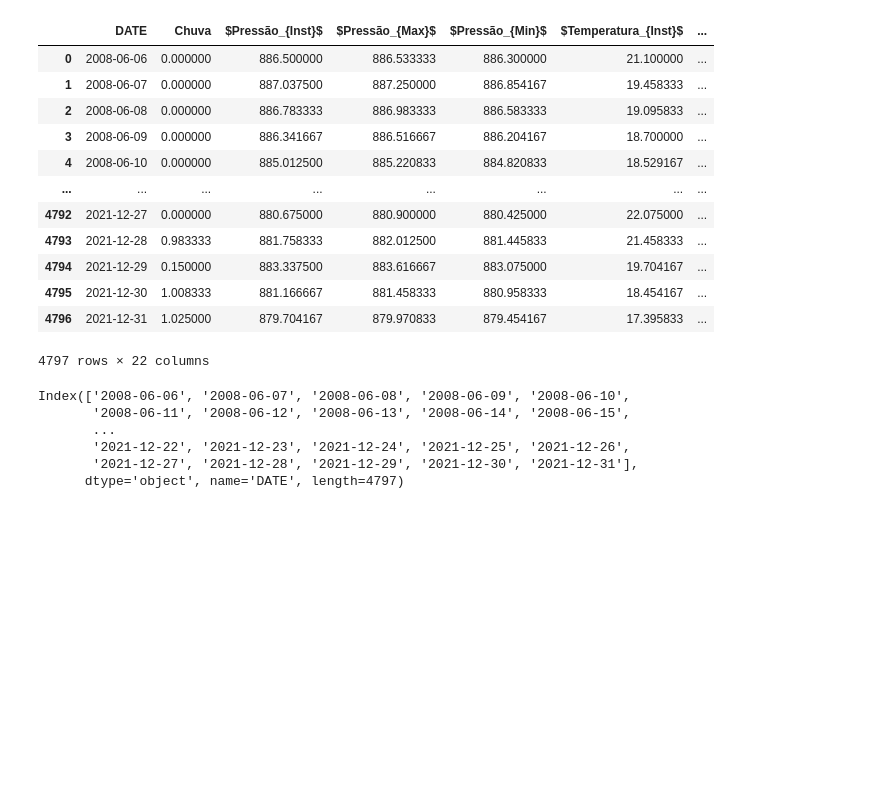
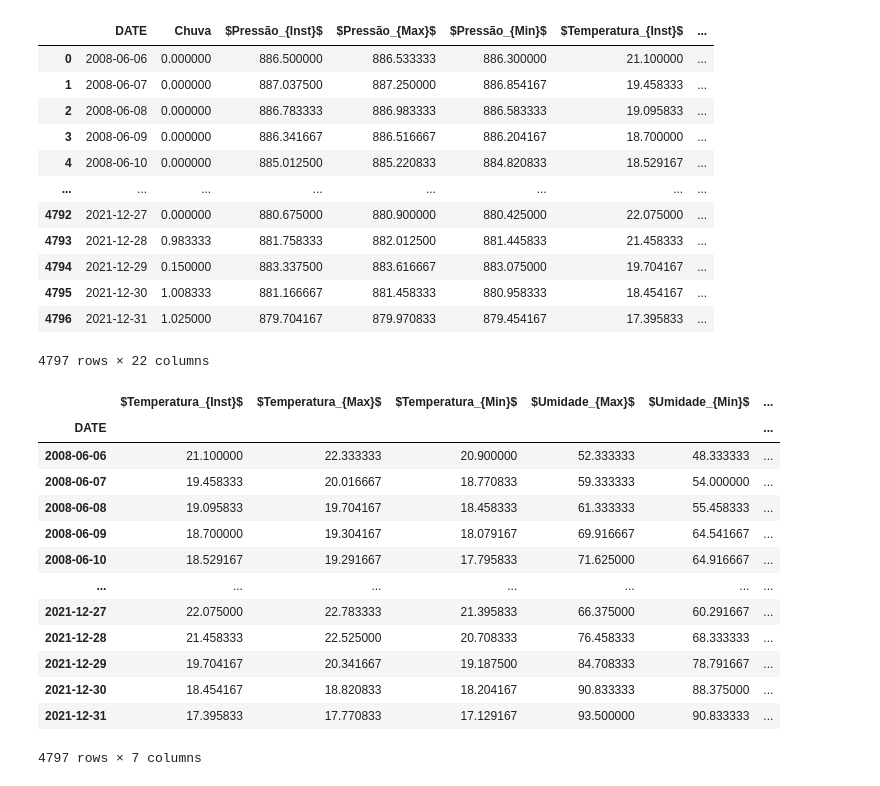
Before and after one commit to DanielPortes/CE4, a Jupyter notebook: mm.py.ipynb, the cells around one changed output. Saved outputs shown, nothing was run; the diff lists cells and outputs as text; code cells hidden in the pictures; blank space fills up the shorter version.

```diff
--- a/mm.py.ipynb
+++ b/mm.py.ipynb
@@ -78,4 +78,25 @@ if 'GLOBAL' not in data.columns:
 if 'H' in data.columns:
     data['GLOBAL'].fillna(data['H'], inplace=True)
     data.drop(['H'], axis=1, inplace=True)
+# %%
+ data = data[
+    ['$Temperatura_{Inst}$', '$Temperatura_{Max}$', '$Temperatura_{Min}$', '$Umidade_{Max}$', '$Umidade_{Min}$',
+     '$Umidade_{Inst}$', 'GLOBAL']]
+
+data
+# %% [output]
+|  | $Temperatura_{Inst}$ | $Temperatura_{Max}$ | $Temperatura_{Min}$ | $Umidade_{Max}$ | $Umidade_{Min}$ | ... |
+| DATE |  |  |  |  |  | ... |
+| 2008-06-06 | 21.100000 | 22.333333 | 20.900000 | 52.333333 | 48.333333 | ... |
+| 2008-06-07 | 19.458333 | 20.016667 | 18.770833 | 59.333333 | 54.000000 | ... |
+| 2008-06-08 | 19.095833 | 19.704167 | 18.458333 | 61.333333 | 55.458333 | ... |
+| 2008-06-09 | 18.700000 | 19.304167 | 18.079167 | 69.916667 | 64.541667 | ... |
+| 2008-06-10 | 18.529167 | 19.291667 | 17.795833 | 71.625000 | 64.916667 | ... |
+| ... | ... | ... | ... | ... | ... | ... |
+| 2021-12-27 | 22.075000 | 22.783333 | 21.395833 | 66.375000 | 60.291667 | ... |
+| 2021-12-28 | 21.458333 | 22.525000 | 20.708333 | 76.458333 | 68.333333 | ... |
+| 2021-12-29 | 19.704167 | 20.341667 | 19.187500 | 84.708333 | 78.791667 | ... |
+| 2021-12-30 | 18.454167 | 18.820833 | 18.204167 | 90.833333 | 88.375000 | ... |
+| 2021-12-31 | 17.395833 | 17.770833 | 17.129167 | 93.500000 | 90.833333 | ... |
+4797 rows × 7 columns
 # %%
@@ -125,18 +137,0 @@ variable_names = np.delete(variable_names, np.where(variable_names==target_names
-# %%
-date_range = data.index
-
-var_to_plot=data.columns
-df=data[var_to_plot]
-
-n=int(df.shape[0]*0.7)
-df.index=range(df.shape[0])
-id0=df.index <= n
-id1=df.index >  n
-print(data.index)
-# %% [output]
-Index(['2008-06-06', '2008-06-07', '2008-06-08', '2008-06-09', '2008-06-10',
-       '2008-06-11', '2008-06-12', '2008-06-13', '2008-06-14', '2008-06-15',
-       ...
-       '2021-12-22', '2021-12-23', '2021-12-24', '2021-12-25', '2021-12-26',
-       '2021-12-27', '2021-12-28', '2021-12-29', '2021-12-30', '2021-12-31'],
-      dtype='object', name='DATE', length=4797)
```
Also changed, not shown: parts of 23 cells of this notebook.
